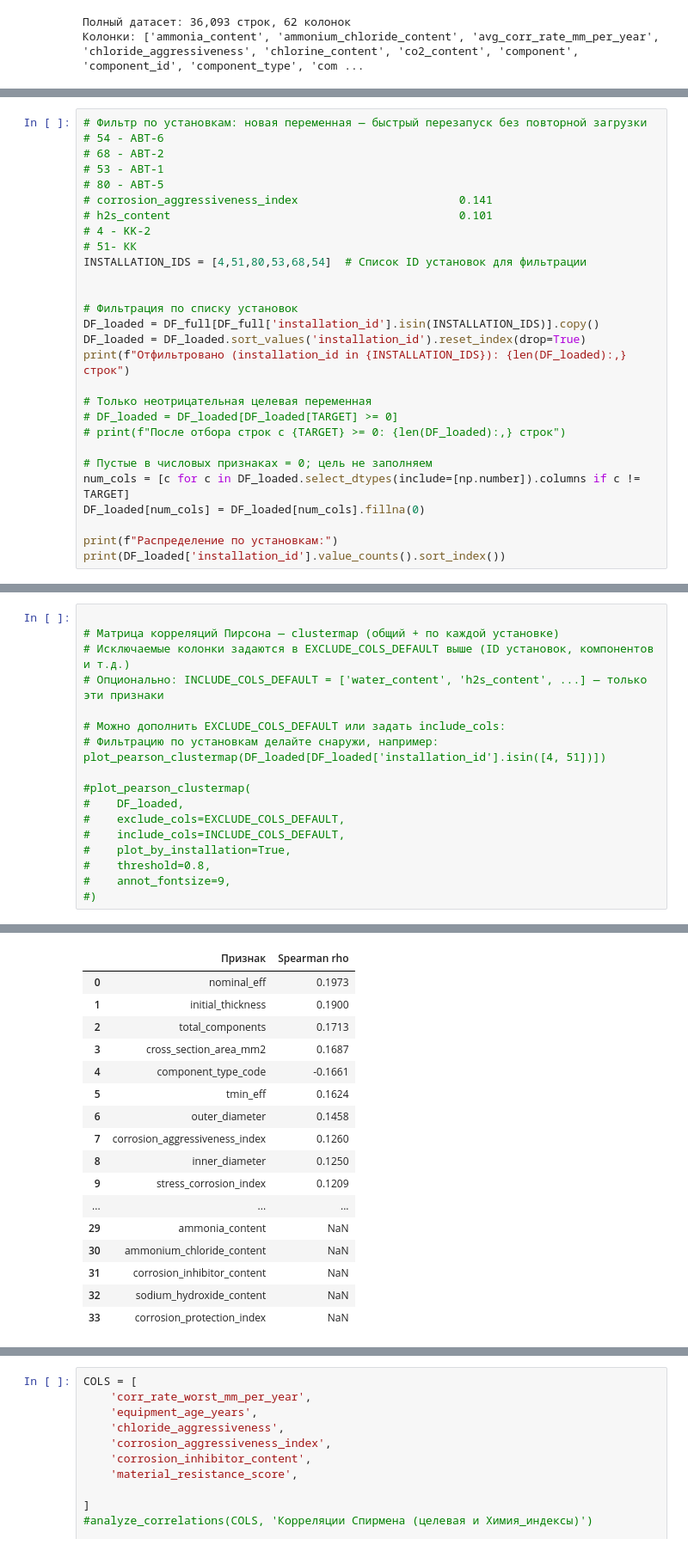
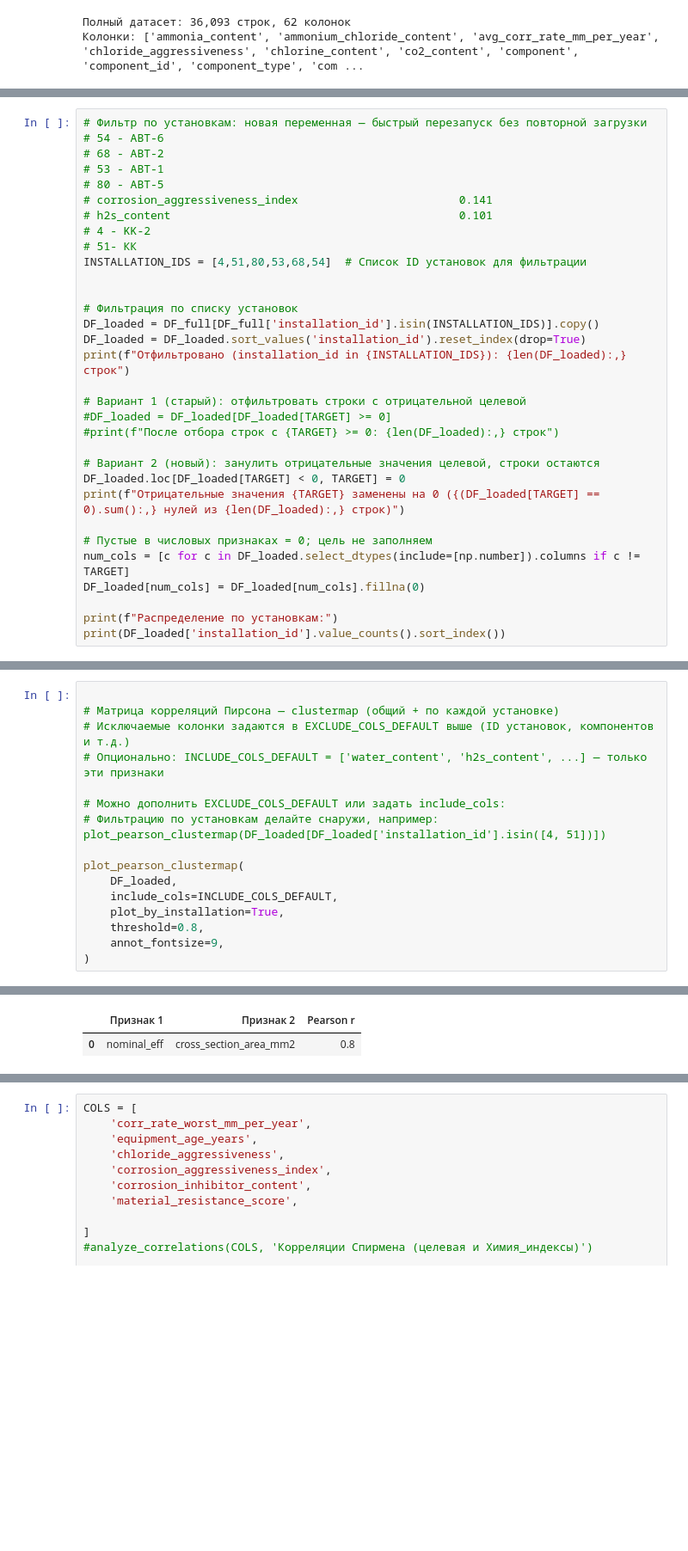
Before and after one commit to Kosyakin/corrosion_analysis_project, a Jupyter notebook: PythonMLExperiments/1_corr_analysis/correlation_analysis.ipynb, the cells around one changed output, grey strips where cells are left out. Shown at 86% size. Saved outputs shown, nothing was run; the diff lists cells and outputs as text; blank space fills up the shorter version.

```diff
--- a/PythonMLExperiments/1_corr_analysis/correlation_analysis.ipynb
+++ b/PythonMLExperiments/1_corr_analysis/correlation_analysis.ipynb
@@ -234,9 +261,13 @@ DF_loaded = DF_full[DF_full['installation_id'].isin(INSTALLATION_IDS)].copy()
 DF_loaded = DF_loaded.sort_values('installation_id').reset_index(drop=True)
 print(f"Отфильтровано (installation_id in {INSTALLATION_IDS}): {len(DF_loaded):,} строк")
 
-# Только неотрицательная целевая переменная
-# DF_loaded = DF_loaded[DF_loaded[TARGET] >= 0]
-# print(f"После отбора строк с {TARGET} >= 0: {len(DF_loaded):,} строк")
+# Вариант 1 (старый): отфильтровать строки с отрицательной целевой
+#DF_loaded = DF_loaded[DF_loaded[TARGET] >= 0]
+#print(f"После отбора строк с {TARGET} >= 0: {len(DF_loaded):,} строк")
+
+# Вариант 2 (новый): занулить отрицательные значения целевой, строки остаются
+DF_loaded.loc[DF_loaded[TARGET] < 0, TARGET] = 0
+print(f"Отрицательные значения {TARGET} заменены на 0 ({(DF_loaded[TARGET] == 0).sum():,} нулей из {len(DF_loaded):,} строк)")
 
 # Пустые в числовых признаках = 0; цель не заполняем
 num_cols = [c for c in DF_loaded.select_dtypes(include=[np.number]).columns if c != TARGET]
@@ -294,12 +459,11 @@ spearman_table(df_sub)
 # Можно дополнить EXCLUDE_COLS_DEFAULT или задать include_cols:
 # Фильтрацию по установкам делайте снаружи, например: plot_pearson_clustermap(DF_loaded[DF_loaded['installation_id'].isin([4, 51])])
 
-#plot_pearson_clustermap(
-#    DF_loaded,
-#    exclude_cols=EXCLUDE_COLS_DEFAULT,
-#    include_cols=INCLUDE_COLS_DEFAULT,
-#    plot_by_installation=True,
-#    threshold=0.8,
-#    annot_fontsize=9,
-#)
+plot_pearson_clustermap(
+    DF_loaded,
+    include_cols=INCLUDE_COLS_DEFAULT,
+    plot_by_installation=True,
+    threshold=0.8,
+    annot_fontsize=9,
+)
 # %% [output]
@@ -306,17 +473,2 @@ spearman_table(df_sub)
-|  | Признак | Spearman rho |
-| 0 | nominal_eff | 0.1973 |
-| 1 | initial_thickness | 0.1900 |
-| 2 | total_components | 0.1713 |
-| 3 | cross_section_area_mm2 | 0.1687 |
-| 4 | component_type_code | -0.1661 |
-| 5 | tmin_eff | 0.1624 |
-| 6 | outer_diameter | 0.1458 |
-| 7 | corrosion_aggressiveness_index | 0.1260 |
-| 8 | inner_diameter | 0.1250 |
-| 9 | stress_corrosion_index | 0.1209 |
-| ... | ... | ... |
-| 29 | ammonia_content | NaN |
-| 30 | ammonium_chloride_content | NaN |
-| 31 | corrosion_inhibitor_content | NaN |
-| 32 | sodium_hydroxide_content | NaN |
-| 33 | corrosion_protection_index | NaN |
+|  | Признак 1 | Признак 2 | Pearson r |
+| 0 | nominal_eff | cross_section_area_mm2 | 0.8 |
```
Also changed, not shown: parts of 4 cells of this notebook, 3 other files.
